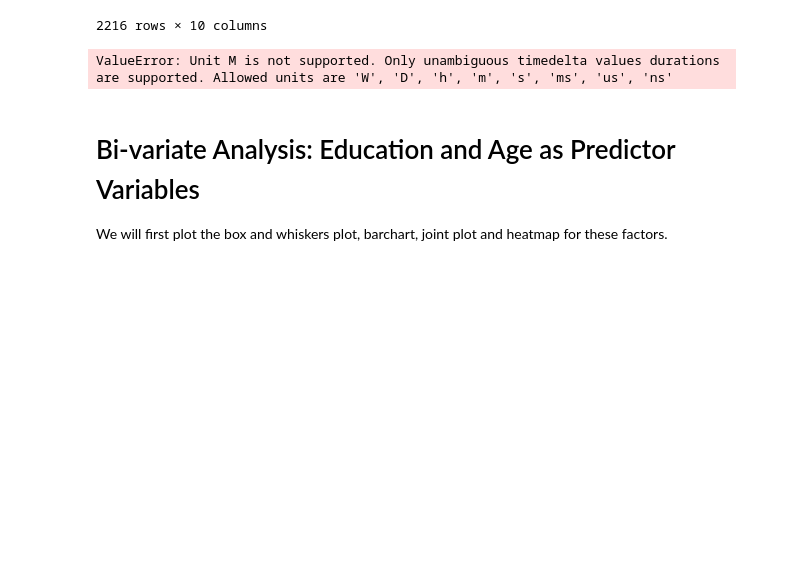
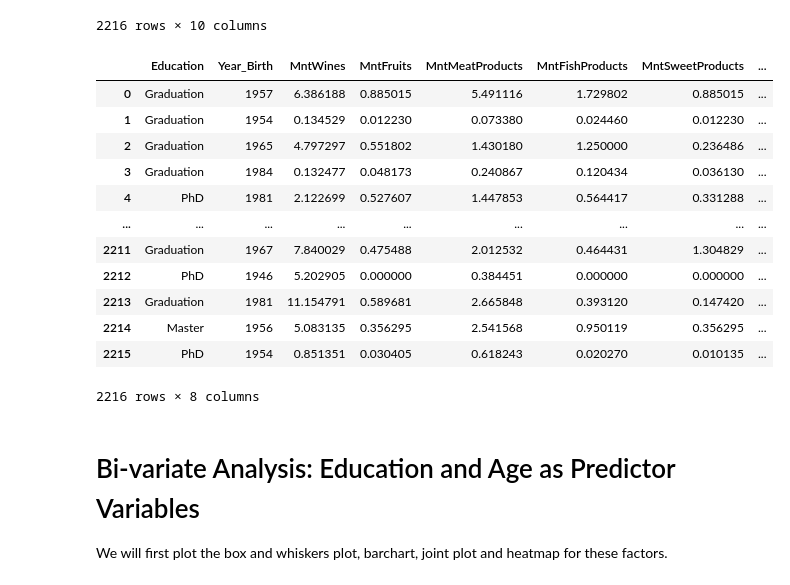
Before and after one commit to dcjh/1015_Mini_Project, a Jupyter notebook: Age_Education_EDA.ipynb, the cells around one changed output. Saved outputs shown, nothing was run; the diff lists cells and outputs as text; code cells hidden in the pictures; blank space fills up the shorter version.

```diff
--- a/Age_Education_EDA.ipynb
+++ b/Age_Education_EDA.ipynb
@@ -84,11 +84,30 @@ jointplot
 2216 rows × 10 columns
 # %%
 jointplot['Dt_Customer'] = pd.to_datetime(jointplot['Dt_Customer'], format='%d-%m-%Y')
-jointplot["CurrentDate"] = datetime.datetime(2021, 1, 1)
-jointplot['numMonths'] = ((jointplot['CurrentDate'] - jointplot['Dt_Customer'])/np.timedelta64(1, 'M'))
-jointplot['Recency'] = jointplot['Recency']/30
+jointplot['CurrentDate'] = datetime.datetime(2021, 1, 1)
+jointplot['numMonths'] = (jointplot['CurrentDate'] - jointplot['Dt_Customer']) / np.timedelta64(1, 'D') / 30
+jointplot['Recency'] = jointplot['Recency'] / 30
-# %% [output]
-ValueError: Unit M is not supported. Only unambiguous timedelta values durations are supported. Allowed units are 'W', 'D', 'h', 'm', 's', 'ms', 'us', 'ns'
+# %%
+#average purchases over the months
+for var in jointplot.columns[2:7]:
+    jointplot[var] = jointplot[var]/ (jointplot["numMonths"] - jointplot["Recency"])
+
+jointplot.drop(columns = ['Dt_Customer', 'CurrentDate', "numMonths", "Recency"], inplace = True)
+jointplot
+# %% [output]
+|  | Education | Year_Birth | MntWines | MntFruits | MntMeatProducts | MntFishProducts | MntSweetProducts | ... |
+| 0 | Graduation | 1957 | 6.386188 | 0.885015 | 5.491116 | 1.729802 | 0.885015 | ... |
+| 1 | Graduation | 1954 | 0.134529 | 0.012230 | 0.073380 | 0.024460 | 0.012230 | ... |
+| 2 | Graduation | 1965 | 4.797297 | 0.551802 | 1.430180 | 1.250000 | 0.236486 | ... |
+| 3 | Graduation | 1984 | 0.132477 | 0.048173 | 0.240867 | 0.120434 | 0.036130 | ... |
+| 4 | PhD | 1981 | 2.122699 | 0.527607 | 1.447853 | 0.564417 | 0.331288 | ... |
+| ... | ... | ... | ... | ... | ... | ... | ... | ... |
+| 2211 | Graduation | 1967 | 7.840029 | 0.475488 | 2.012532 | 0.464431 | 1.304829 | ... |
+| 2212 | PhD | 1946 | 5.202905 | 0.000000 | 0.384451 | 0.000000 | 0.000000 | ... |
+| 2213 | Graduation | 1981 | 11.154791 | 0.589681 | 2.665848 | 0.393120 | 0.147420 | ... |
+| 2214 | Master | 1956 | 5.083135 | 0.356295 | 2.541568 | 0.950119 | 0.356295 | ... |
+| 2215 | PhD | 1954 | 0.851351 | 0.030405 | 0.618243 | 0.020270 | 0.010135 | ... |
+2216 rows × 8 columns
 # %% [markdown]
 # Bi-variate Analysis: Education and Age as Predictor Variables
 We will first plot the box and whiskers plot, barchart, joint plot and heatmap for these factors.
```
Also changed, not shown: parts of 6 cells of this notebook.
